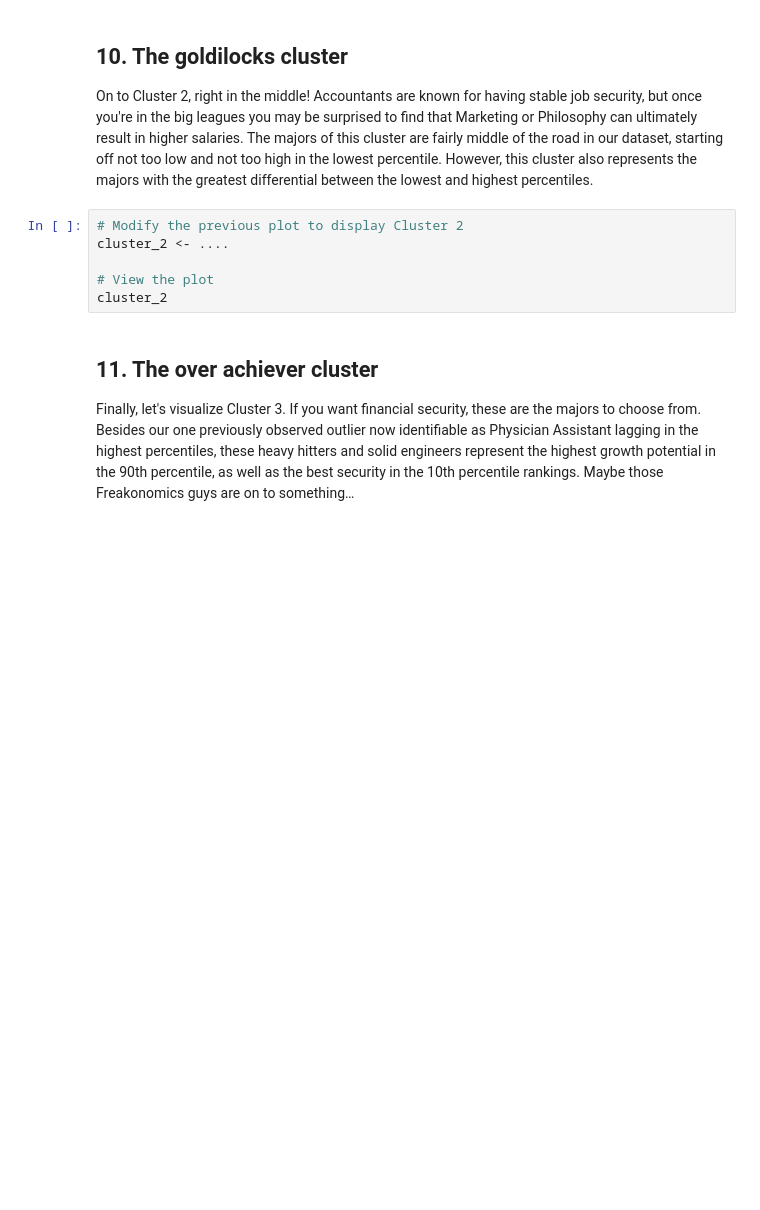
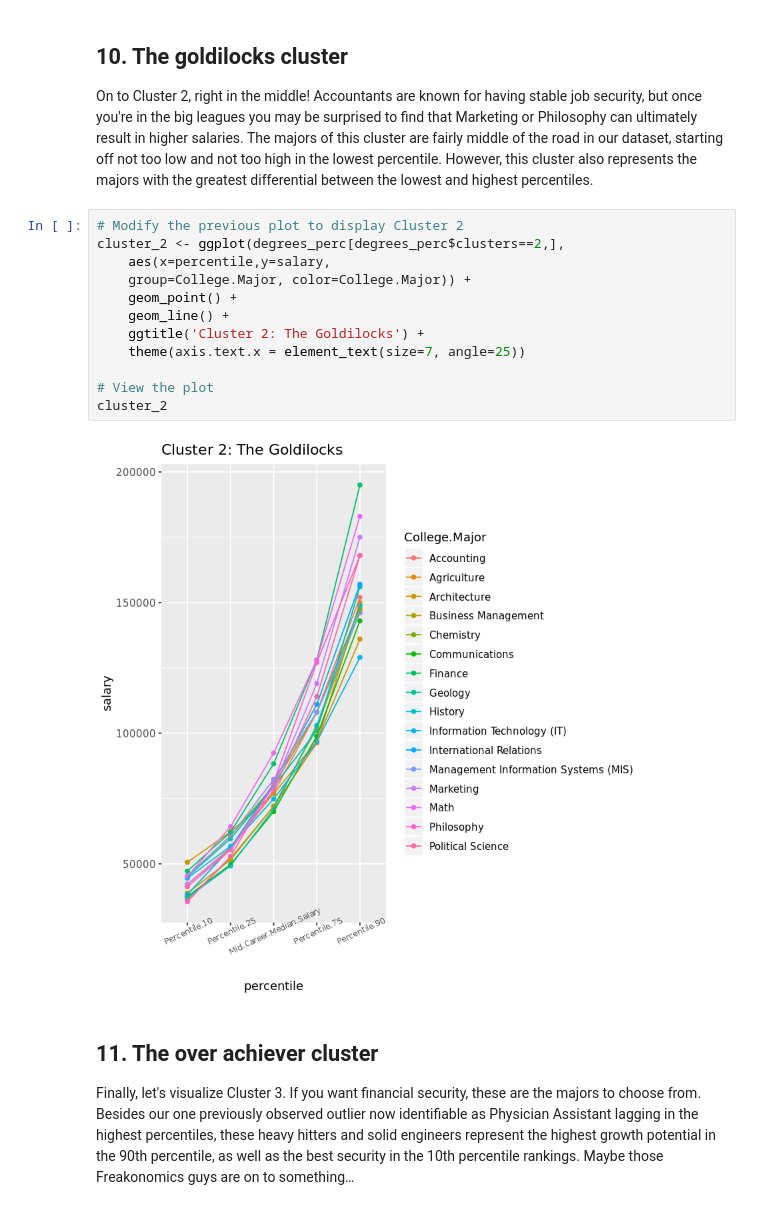
Before and after one commit to tainguyen103/DegreesThatPayBack, a Jupyter notebook: notebook.ipynb, the cells around one changed output. Cells and saved outputs as stored; diff of their text form; blank space fills up the shorter version.

```diff
--- a/notebook.ipynb
+++ b/notebook.ipynb
@@ -177,10 +197,18 @@ cluster_1
 <p>On to Cluster 2, right in the middle! Accountants are known for having stable job security, but once you're in the big leagues you may be surprised to find that Marketing or Philosophy can ultimately result in higher salaries. The majors of this cluster are fairly middle of the road in our dataset, starting off not too low and not too high in the lowest percentile. However, this cluster also represents the majors with the greatest differential between the lowest and highest percentiles.</p>
 # %%
 # Modify the previous plot to display Cluster 2
-cluster_2 <- ....
+cluster_2 <- ggplot(degrees_perc[degrees_perc$clusters==2,],
+    aes(x=percentile,y=salary,
+    group=College.Major, color=College.Major)) +
+    geom_point() +
+    geom_line() +
+    ggtitle('Cluster 2: The Goldilocks') +
+    theme(axis.text.x = element_text(size=7, angle=25))
 
 # View the plot
 cluster_2
+# %% [output]
+[figure, added]
 # %% [markdown]
 ## 11. The over achiever cluster
 <p>Finally, let's visualize Cluster 3. If you want financial security, these are the majors to choose from. Besides our one previously observed outlier now identifiable as Physician Assistant lagging in the highest percentiles, these heavy hitters and solid engineers represent the highest growth potential in the 90th percentile, as well as the best security in the 10th percentile rankings. Maybe those Freakonomics guys are on to something…</p>
```
Also changed, not shown: parts of 12 cells of this notebook.
